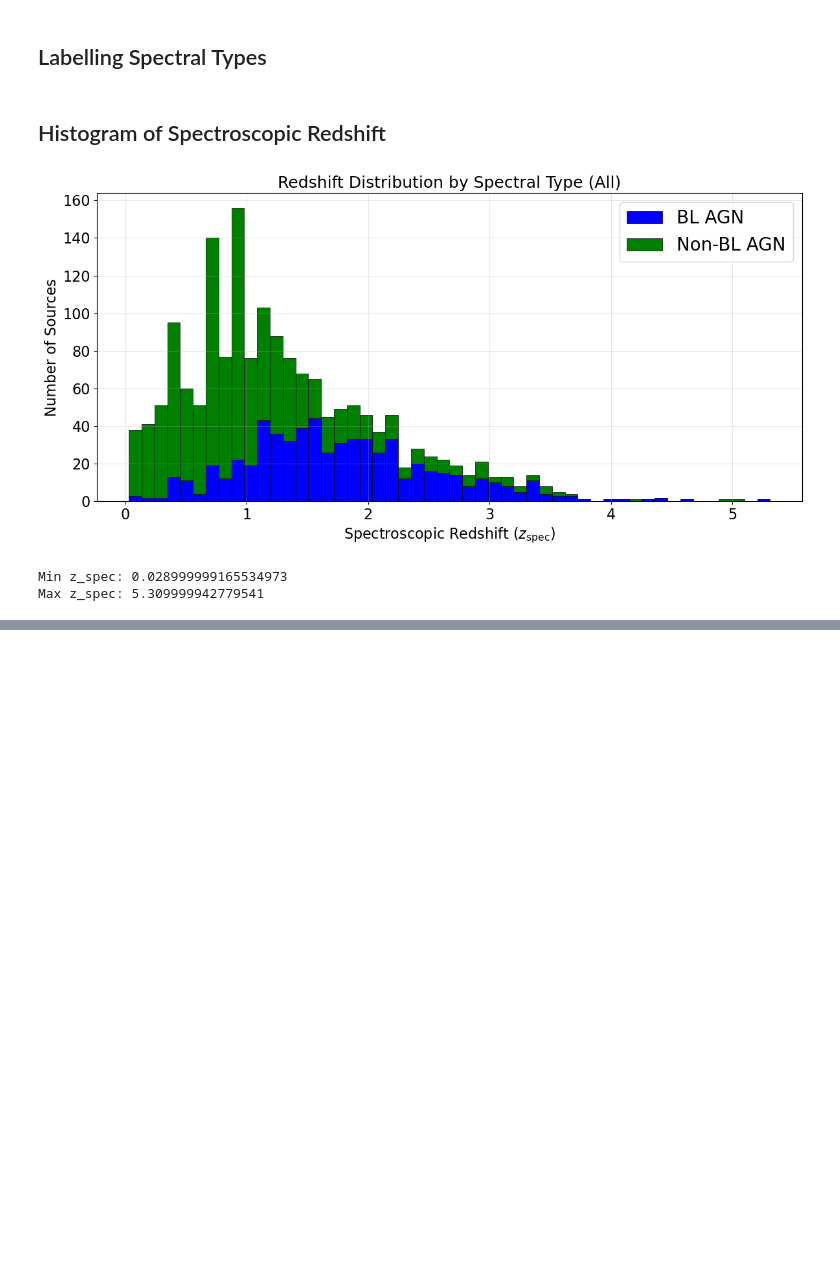
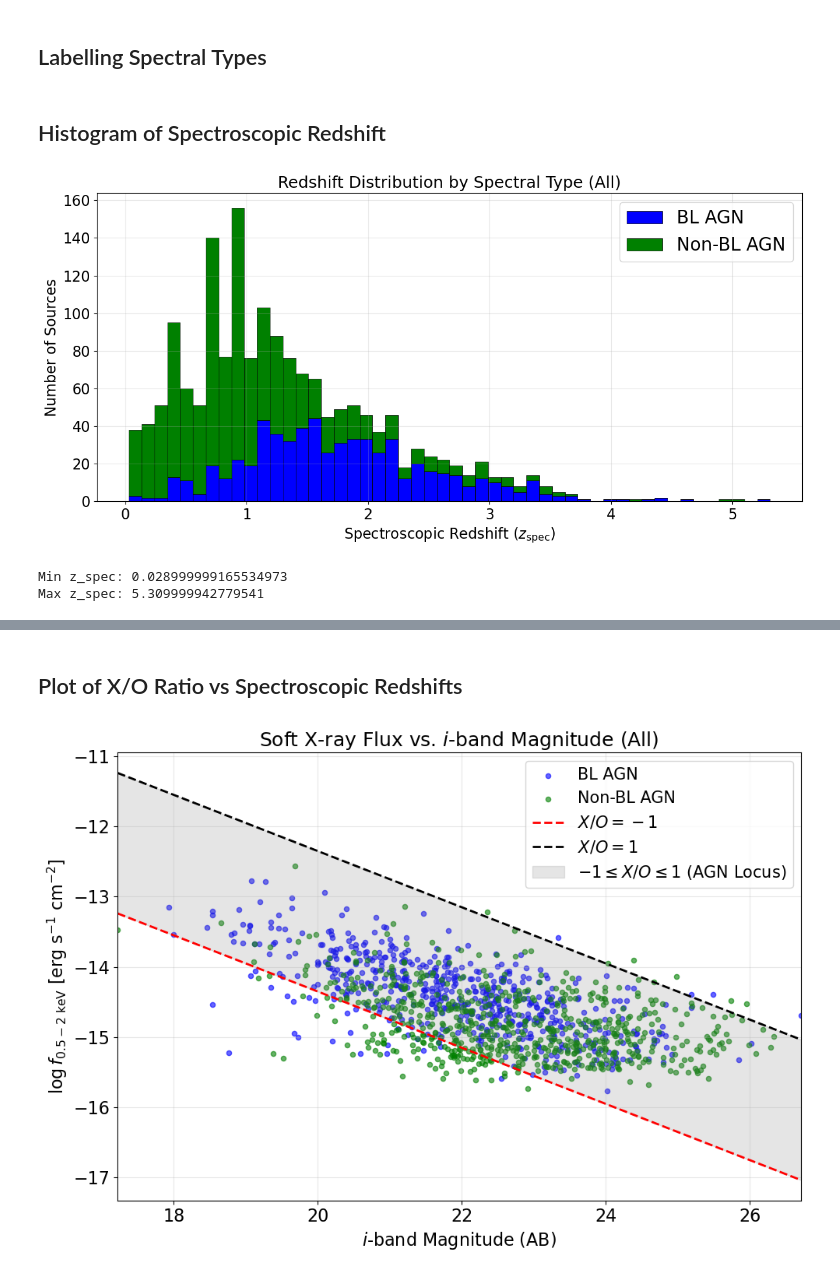
Before and after one commit to AdliHa21/SEASTAR2026, a Jupyter notebook: 03_type1_type2_agn_and_cosmos2015_crossmatch.ipynb, the cells around one changed output, grey strips where cells are left out. Cells and saved outputs as stored; diff of their text form; code cells hidden in the pictures; blank space fills up the shorter version.

```diff
--- a/03_type1_type2_agn_and_cosmos2015_crossmatch.ipynb
+++ b/03_type1_type2_agn_and_cosmos2015_crossmatch.ipynb
@@ -118,0 +206,57 @@ Max z_spec: 5.309999942779541
+# %% [markdown]
+## Plot of X/O Ratio vs Spectroscopic Redshifts
+# %%
+fig2, ax2 = plt.subplots(figsize=(10, 7))
+
+# Filter out invalid magnitudes and fluxes
+plot_df2 = crit.copy()
+
+for stype in ['BL AGN', 'Non-BL AGN']:
+    subset = plot_df2[plot_df2['spec_type_label'] == stype]
+    ax2.scatter(
+        subset['i_mag'],
+        np.log10(subset['flux_S']),
+        s=20,
+        alpha=0.6,
+        color=spec_colors[stype],
+        marker=spec_markers[stype],
+        label=spec_labels[stype]
+    )
+
+# --- Add the AGN locus lines ---
+# X/O = -1 and X/O = 1 lines
+i_mag_range = np.linspace(plot_df2['i_mag'].min(), plot_df2['i_mag'].max(), 100)
+
+# X/O = -1: log10(flux_S) = -1 - i_mag/2.5 - 5.352
+log_fx_minus1 = -1 - i_mag_range / 2.5 - 5.352
+ax2.plot(i_mag_range, log_fx_minus1, color='red', linestyle='--', linewidth=2, label=r'$X/O = -1$')
+
+# X/O = 1: log10(flux_S) = 1 - i_mag/2.5 - 5.352
+log_fx_plus1 = 1 - i_mag_range / 2.5 - 5.352
+ax2.plot(i_mag_range, log_fx_plus1, color='black', linestyle='--', linewidth=2, label=r'$X/O = 1$')
+
+# Shade the AGN locus region (-1 <= X/O <= 1)
+ax2.fill_between(
+    i_mag_range,
+    log_fx_minus1,
+    log_fx_plus1,
+    color='gray',
+    alpha=0.2,
+    label=r'$-1 \leq X/O \leq 1$ (AGN Locus)'
+)
+
+# --- Labels and formatting ---
+ax2.set_xlabel('$i$-band Magnitude (AB)', fontsize=16)
+ax2.set_ylabel(r'$\log f_{0.5-2\ \mathrm{keV}}$ [erg s$^{-1}$ cm$^{-2}$]', fontsize=16)
+ax2.set_title('Soft X-ray Flux vs. $i$-band Magnitude (All)', fontsize=18)
+ax2.legend(loc='upper right', fontsize=15)
+ax2.grid(True, alpha=0.3)
+
+# Set x-axis limits (bright to faint)
+ax2.set_xlim(plot_df2['i_mag'].min(), plot_df2['i_mag'].max())
+
+plt.tick_params(axis='both', labelsize=16)
+plt.tight_layout()
+plt.show()
+# %% [output]
+[figure, added]
```
Also changed, not shown: parts of 6 cells of this notebook.
